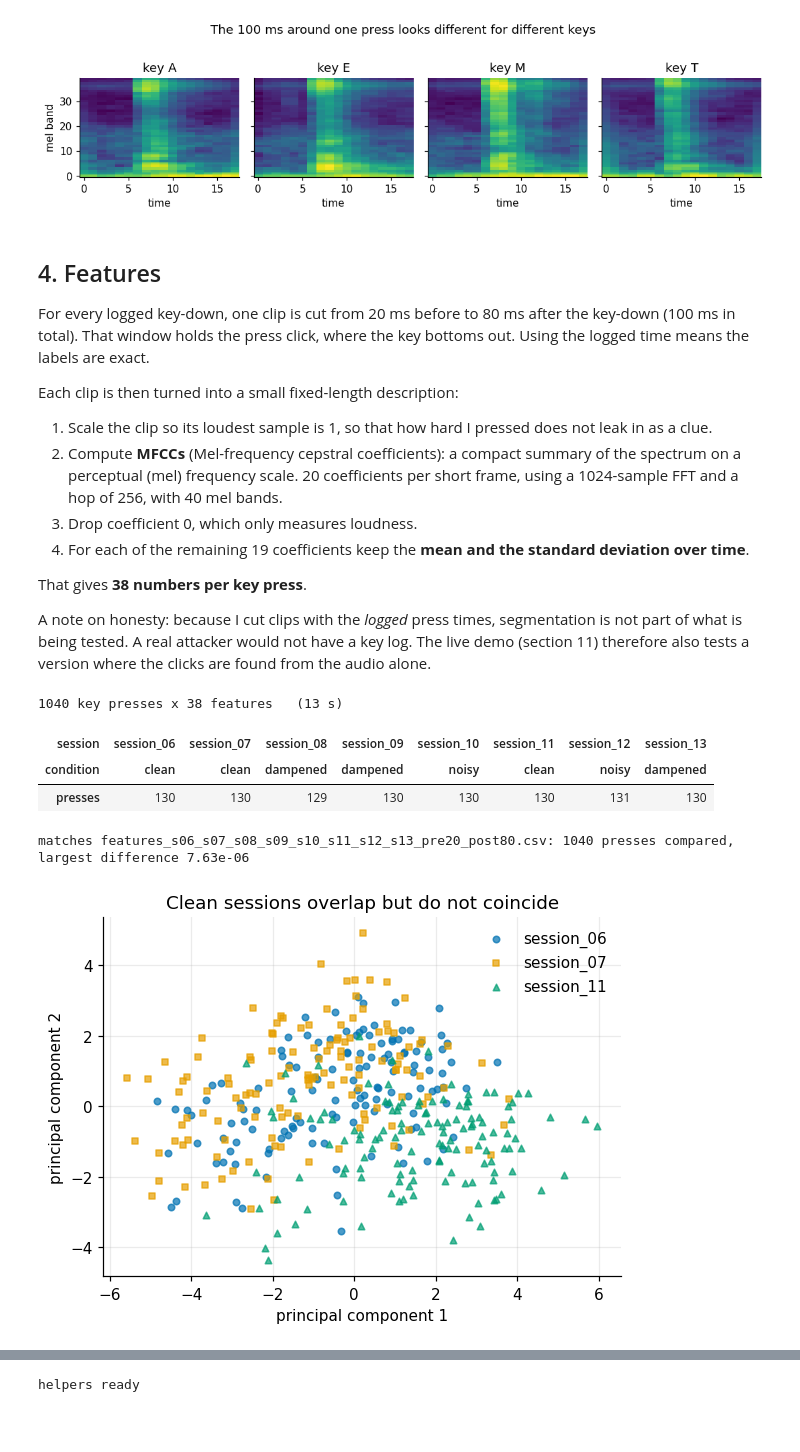
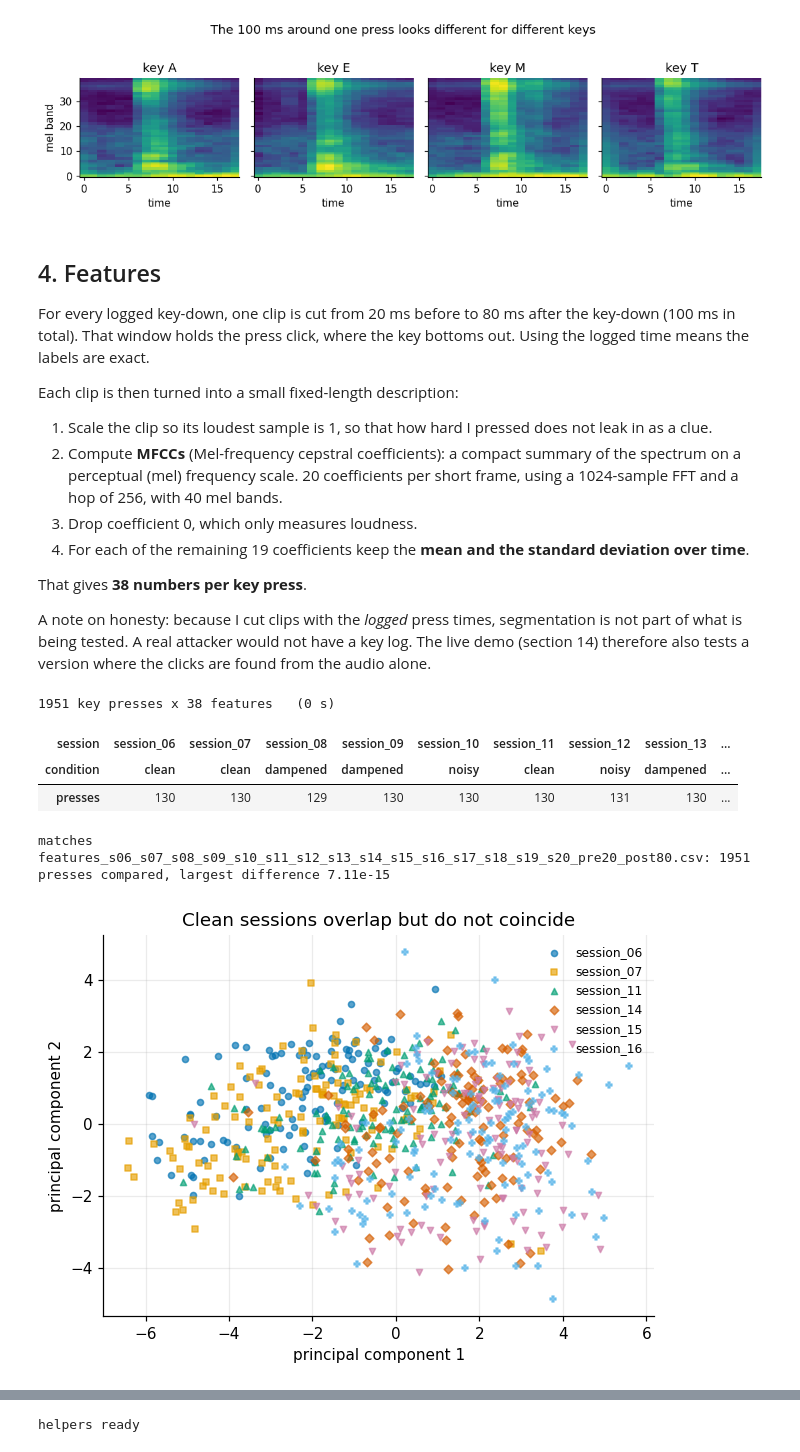
Before and after one commit to yazzzti23/Acoustic-Side-Channel-Attacks-on-Laptop-Keyboards, a Jupyter notebook: final_notebook/KeyLeak_Full_Analysis.ipynb, the cells around one changed output, grey strips where cells are left out. Saved outputs shown, nothing was run; the diff lists cells and outputs as text; code cells hidden in the pictures; blank space fills up the shorter version.

```diff
--- a/final_notebook/KeyLeak_Full_Analysis.ipynb
+++ b/final_notebook/KeyLeak_Full_Analysis.ipynb
@@ -109,7 +133,7 @@ metadata rows: 368 | sessions: 13
 Sessions 01 to 05 are earlier pilot recordings made before the key logger existed; they are kept as raw data but are not used in the experiments (explained below).
 # %%
 rows = []
-used = set(CLEAN) | set(DEFENDED)
+used = set(CLEAN_ALL) | set(DEFENDED)
 for s in sorted(meta.session.unique()):
     m = meta[meta.session == s]
     acc = m[m.quality_flag != "REJECTED"]
@@ -177,12 +204,12 @@ def click_offsets(session):
                 offs.append((t[i[np.argmax(env[i])]] - d) * 1000)
     return np.array(offs)
 
-all_sessions = CLEAN + list(DEFENDED)
-off = {s: click_offsets(s) for s in all_sessions}
+all_sessions = CLEAN_ALL + list(DEFENDED)
+off = cached('off', lambda: {s: click_offsets(s) for s in all_sessions})
 rows = [dict(session=s, condition=meta.loc[meta.session == s, "condition"].iloc[0], presses=len(o),
              median_ms=round(float(np.median(o)), 1), p5_ms=round(float(np.percentile(o, 5)), 1),
              p95_ms=round(float(np.percentile(o, 95)), 1),
-             reliable_check="yes" if s in CLEAN else "no: faint clicks")
+             reliable_check="yes" if s in CLEAN_ALL else "no: faint clicks")
         for s, o in off.items()]
 display(pd.DataFrame(rows))
 print("The check finds the loudest point near each logged key-down. On the clean sessions the click is the loudest thing,")
@@ -191,7 +218,7 @@ print("point is sometimes something else and the spread (p5) gets wide. The reco
 print("but alignment on the defended sessions is therefore NOT independently verified by this method.")
 
 fig, ax = plt.subplots(figsize=(7, 3))
-allo = np.concatenate([off[s] for s in CLEAN])
+allo = np.concatenate([off[s] for s in CLEAN_ALL])
 ax.hist(allo, bins=np.arange(0, 60, 2), color=C_CLEAN, edgecolor="white")
 ax.axvline(np.median(allo), color=C_GREY, ls="--", lw=1)
 ax.text(np.median(allo) + 1, ax.get_ylim()[1] * 0.9, f"median {np.median(allo):.0f} ms", color=C_GREY)
@@ -296,7 +337,7 @@ Each clip is then turned into a small fixed-length description:
 
 That gives **38 numbers per key press**.
 
-A note on honesty: because I cut clips with the *logged* press times, segmentation is not part of what is being tested. A real attacker would not have a key log. The live demo (section 11) therefore also tests a version where the clicks are found from the audio alone.
+A note on honesty: because I cut clips with the *logged* press times, segmentation is not part of what is being tested. A real attacker would not have a key log. The live demo (section 14) therefore also tests a version where the clicks are found from the audio alone.
 # %%
 def build(sessions, pre=PRE, post=POST, hp=HP):
     # one row per logged key press: session, condition, key, press_index and the 38 features
@@ -315,12 +356,12 @@ def build(sessions, pre=PRE, post=POST, hp=HP):
                 if a0 < 0 or a1 > len(audio):
                     continue            # a press too close to the end of the recording (rare, counted below)
                 feats, _, _ = ef.clip_features(audio[a0:a1], sr)
-                out.append(dict(session=s, condition=cond, key=key, press_index=idx,
+                out.append(dict(session=s, condition=cond, key=key, press_index=idx, t_down=float(t),
                                 **{n: float(v) for n, v in zip(FEAT, feats)}))
     return pd.DataFrame(out)
 
 t0 = time.time()
-ALL = build(all_sessions)
+ALL = cached('ALL', lambda: build(all_sessions))
 print(f"{len(ALL)} key presses x {len(FEAT)} features   ({time.time() - t0:.0f} s)")
 display(ALL.groupby(["session", "condition"]).size().rename("presses").to_frame().T)
 
@@ -336,24 +377,24 @@ for p in reversed(csvs):
         print(f"matches {p.name}: {len(common)} presses compared, largest difference {diff:.2e}")
         break
 # %% [output]
-1040 key presses x 38 features   (13 s)
+1951 key presses x 38 features   (0 s)
-| session | session_06 | session_07 | session_08 | session_09 | session_10 | session_11 | session_12 | session_13 |
-| condition | clean | clean | dampened | dampened | noisy | clean | noisy | dampened |
-| presses | 130 | 130 | 129 | 130 | 130 | 130 | 131 | 130 |
+| session | session_06 | session_07 | session_08 | session_09 | session_10 | session_11 | session_12 | session_13 | ... |
+| condition | clean | clean | dampened | dampened | noisy | clean | noisy | dampened | ... |
+| presses | 130 | 130 | 129 | 130 | 130 | 130 | 131 | 130 | ... |
-matches features_s06_s07_s08_s09_s10_s11_s12_s13_pre20_post80.csv: 1040 presses compared, largest difference 7.63e-06
+matches features_s06_s07_s08_s09_s10_s11_s12_s13_s14_s15_s16_s17_s18_s19_s20_pre20_post80.csv: 1951 presses compared, largest difference 7.11e-15
 # %%
 # do the sessions differ from each other? PCA of the 38 features of the clean sessions
-pool = ALL[ALL.session.isin(CLEAN)]
+pool = ALL[ALL.session.isin(CLEAN_ALL)]
 Z = PCA(n_components=2, random_state=SEED).fit_transform(StandardScaler().fit_transform(pool[FEAT].values))
-fig, ax = plt.subplots(figsize=(5.5, 4.2))
-for s, mk, col in zip(CLEAN, ["o", "s", "^"], [C_CLEAN, C_UNDER, C_OVER]):
+fig, ax = plt.subplots(figsize=(5.8, 4.4))
+for s, mk, col in zip(CLEAN_ALL, ["o", "s", "^", "D", "v", "P"], [C_CLEAN, C_UNDER, C_OVER, C_NOISE, "#CC79A7", "#56B4E9"]):
     m = (pool.session == s).values
-    ax.scatter(Z[m, 0], Z[m, 1], marker=mk, s=18, alpha=0.7, color=col, label=s)
+    ax.scatter(Z[m, 0], Z[m, 1], marker=mk, s=16, alpha=0.65, color=col, label=s)
 ax.set_xlabel("principal component 1"); ax.set_ylabel("principal component 2")
 ax.set_title("Clean sessions overlap but do not coincide")
-ax.legend(frameon=False); fig.tight_layout(); fig.savefig(FIG / "pca_sessions.png"); plt.show()
+ax.legend(frameon=False, fontsize=8); fig.tight_layout(); fig.savefig(FIG / "pca_sessions.png"); plt.show()
 # %% [output]
-[figure, old version]
+[figure, new version]
 # %% [markdown]
 ## 5. Models and why I chose them
 
```
Also changed, not shown: parts of 68 cells of this notebook, 18 other files.
